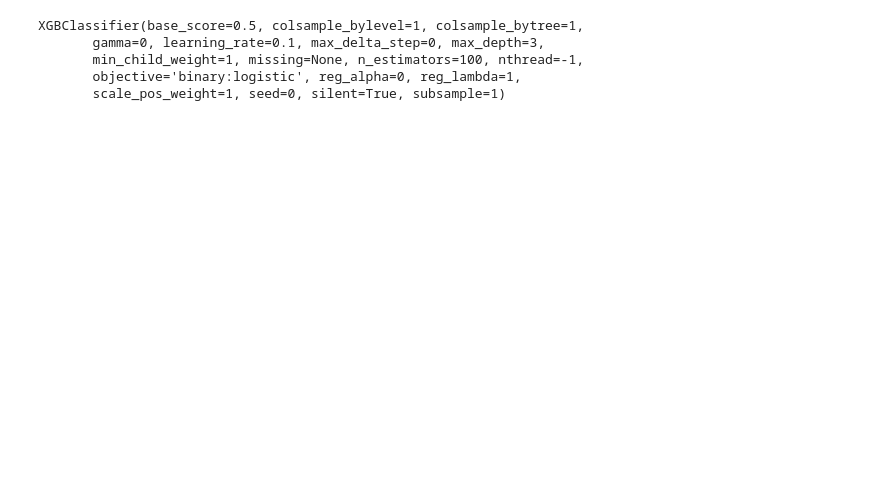
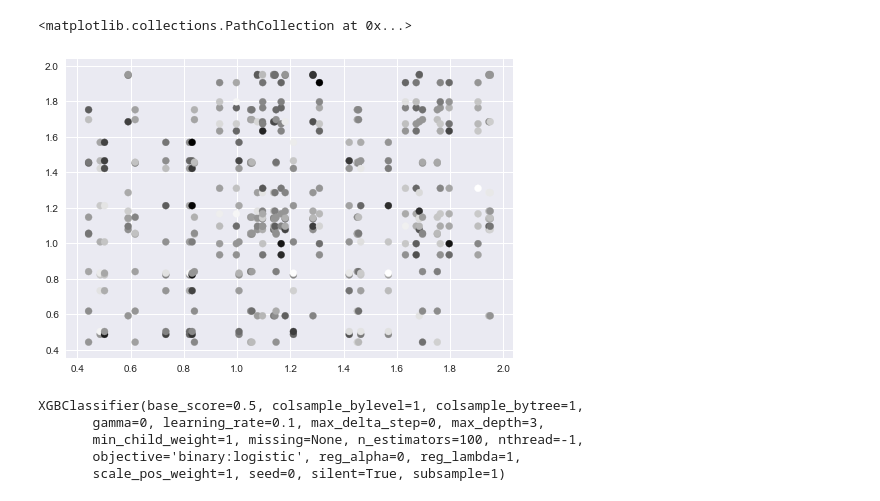
Before and after one commit to kontur-contests/icfpc2017-kontur-ru, a Jupyter notebook: python/Tunning.ipynb, the cells around one changed output. Cells and saved outputs as stored; diff of their text form; code cells hidden in the pictures; blank space fills up the shorter version.

```diff
--- a/python/Tunning.ipynb
+++ b/python/Tunning.ipynb
@@ -38,3 +40,9 @@ features = [p+"_"+l for p in params for l in ['x','y']]
+# %%
+grs = test.groupby(['param1_x','param1_y']).mean()['x_wins'].reset_index()
+plt.scatter(grs.param1_x,grs.param1_y,c=grs.x_wins)
+# %% [output]
+<matplotlib.collections.PathCollection at 0x...>
+[figure, added]
 # %%
 model = XGBClassifier()
 model.fit(test[features],test.x_wins)
```
Also changed, not shown: parts of 9 cells of this notebook, 3 other files.
